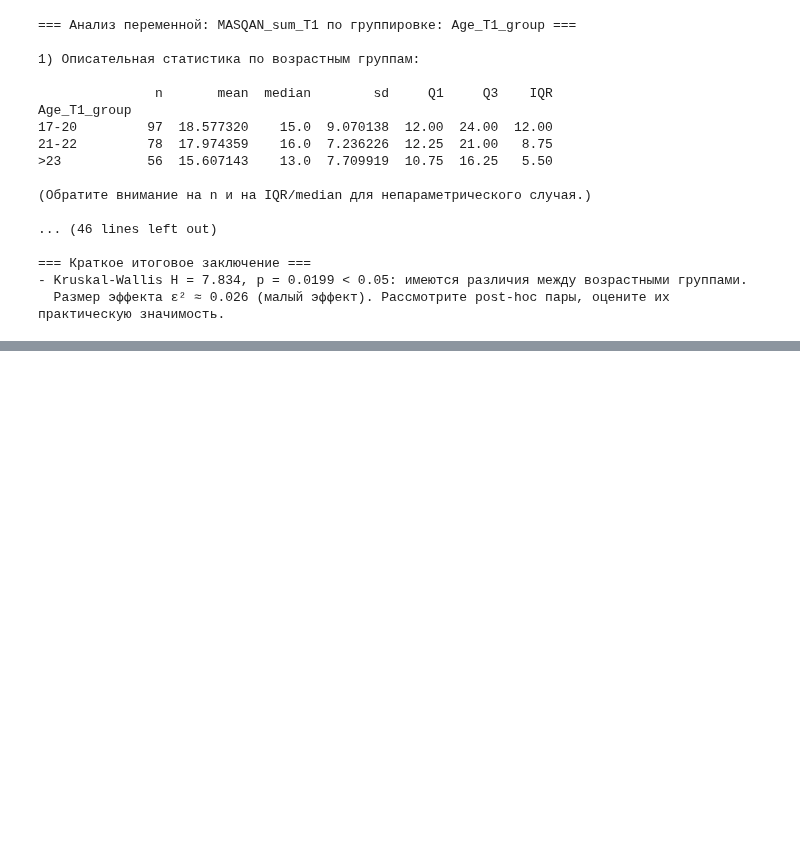
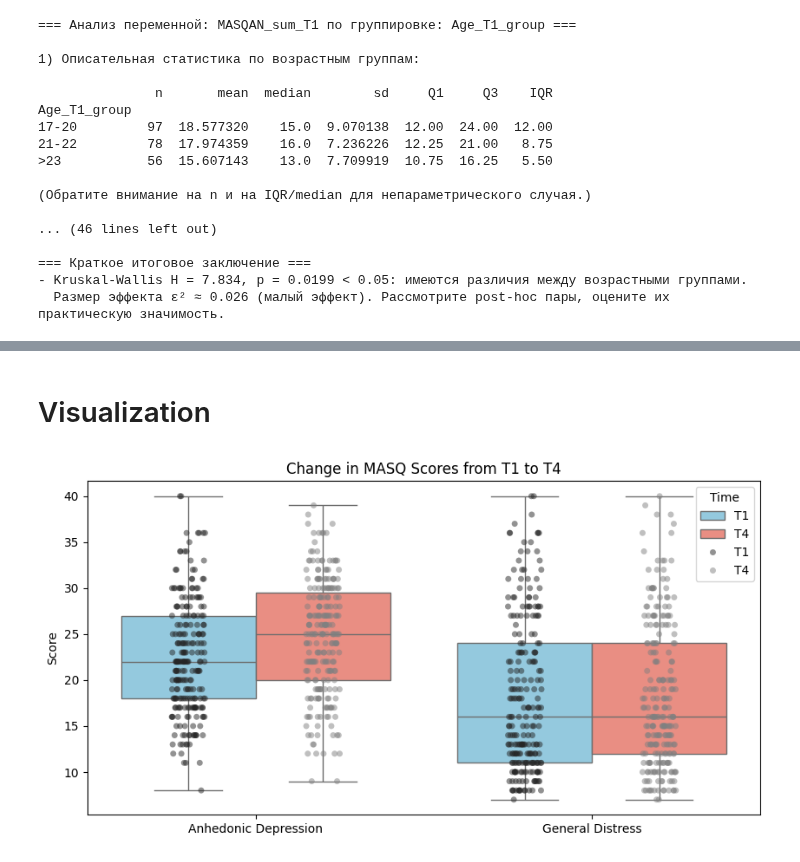
Before and after one commit to CepbluKot/hse-data-analysis-2025, a Jupyter notebook: hw3_optional/task3_optional.ipynb, the cells around one changed output, grey strips where cells are left out. Drawn from its saved outputs; the diff is of its cells as text; code cells hidden in the pictures; blank space fills up the shorter version.

```diff
--- a/hw3_optional/task3_optional.ipynb
+++ b/hw3_optional/task3_optional.ipynb
@@ -944,0 +982,13 @@ Age_T1_group
+# %%
+from scipy.stats import shapiro
+
+# Compute differences
+df['diff_ANH'] = df['MASQ_ANH_sum_T4'] - df['MASQ_ANH_sum_T1']
+df['diff_DG'] = df['MASQDG_sum_T4'] - df['MASQDG_sum_T1']
+
+# Shapiro-Wilk test
+shapiro_ANH = shapiro(df['diff_ANH'])
+shapiro_DG = shapiro(df['diff_DG'])
+
+print("Shapiro-Wilk ANH: W=%.4f, p=%.4f" % (shapiro_ANH.statistic, shapiro_ANH.pvalue))
+print("Shapiro-Wilk DG: W=%.4f, p=%.4f" % (shapiro_DG.statistic, shapiro_DG.pvalue))
@@ -944,0 +1043,28 @@ Age_T1_group
+# %% [markdown]
+# Visualization
+# %%
+import matplotlib.pyplot as plt
+import seaborn as sns
+
+# Prepare data in long format for easier plotting
+df_plot = df.melt(id_vars=[],
+                  value_vars=['MASQ_ANH_sum_T1', 'MASQ_ANH_sum_T4', 'MASQDG_sum_T1', 'MASQDG_sum_T4'],
+                  var_name='Variable', value_name='Score')
+
+# Create a new column for Time and Scale
+df_plot['Time'] = df_plot['Variable'].apply(lambda x: 'T1' if x.endswith('_T1') else 'T4')
+df_plot['Scale'] = df_plot['Variable'].apply(lambda x: 'Anhedonic Depression' if 'ANH' in x else 'General Distress')
+
+# Plot
+plt.figure(figsize=(10,5))
+sns.boxplot(x='Scale', y='Score', hue='Time', data=df_plot, palette=['skyblue','salmon'])
+sns.stripplot(x='Scale', y='Score', hue='Time', data=df_plot,
+              dodge=True, color='gray', alpha=0.5, jitter=True)
+
+plt.title('Change in MASQ Scores from T1 to T4')
+plt.ylabel('Score')
+plt.xlabel('')
+plt.legend(title='Time', loc='upper right')
+plt.show()
+# %% [output]
+[figure, added]
```
Also changed, not shown: parts of 11 cells of this notebook.
